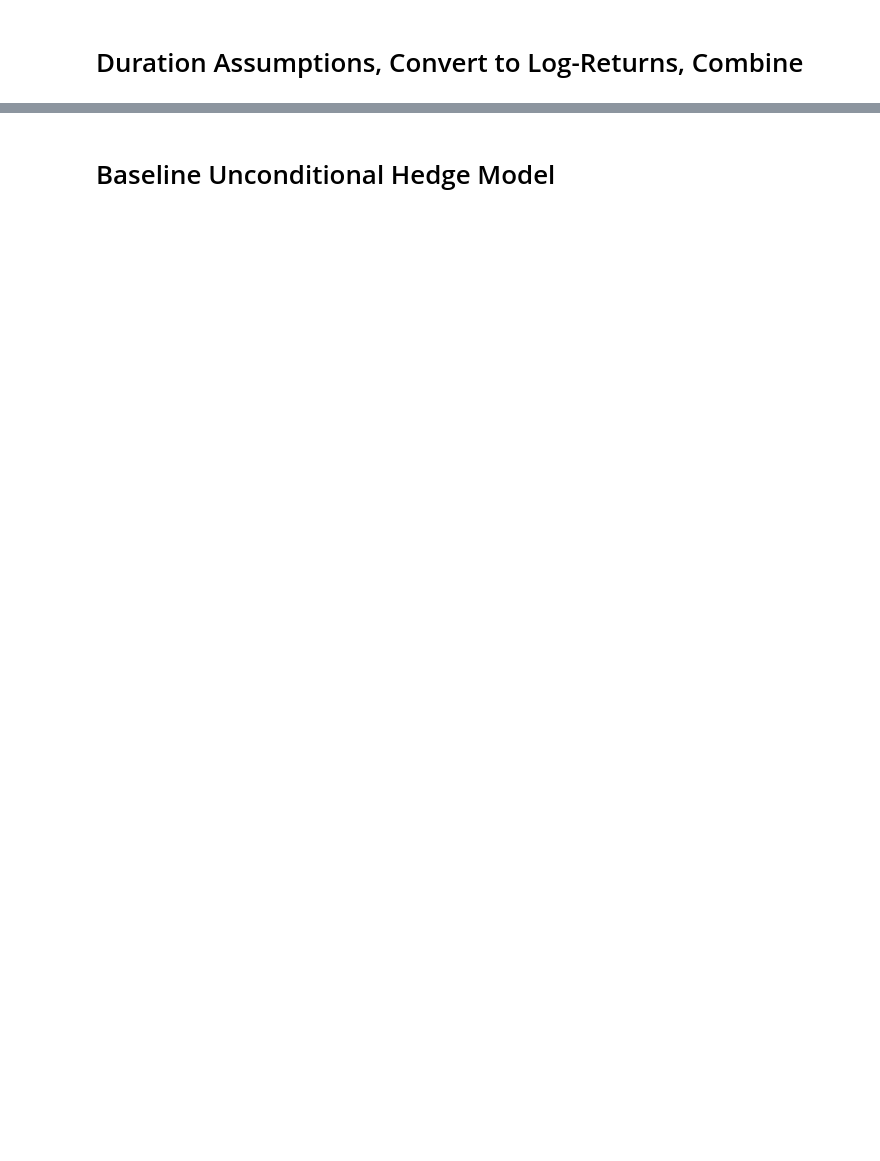
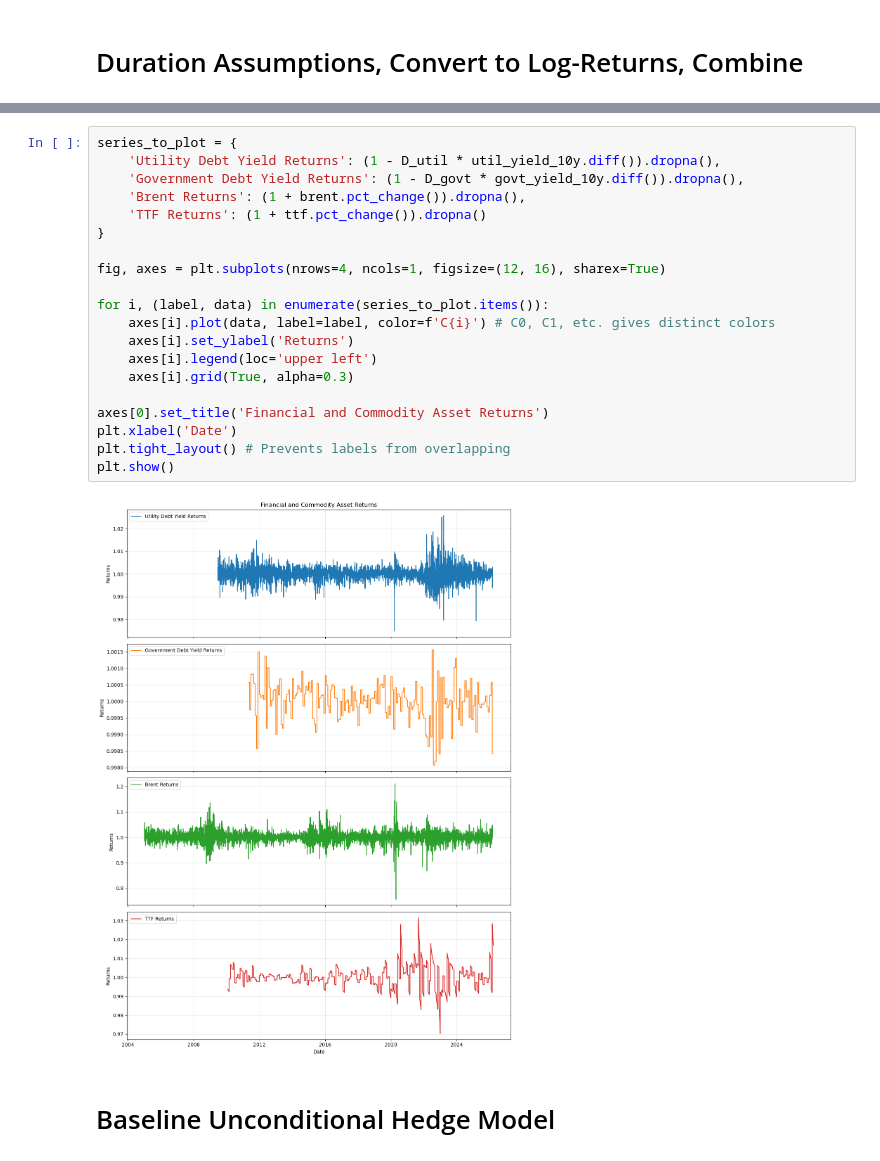
Before and after one commit to 1bykov/Thesis, a Jupyter notebook: code/BRENT_TTF_regression.ipynb, the cells around one changed output, grey strips where cells are left out. Saved outputs shown, nothing was run; the diff lists cells and outputs as text; blank space fills up the shorter version.

```diff
--- a/code/BRENT_TTF_regression.ipynb
+++ b/code/BRENT_TTF_regression.ipynb
@@ -118,3 +97,25 @@ print(df.head())
+# %%
+series_to_plot = {
+    'Utility Debt Yield Returns': (1 - D_util * util_yield_10y.diff()).dropna(),
+    'Government Debt Yield Returns': (1 - D_govt * govt_yield_10y.diff()).dropna(),
+    'Brent Returns': (1 + brent.pct_change()).dropna(),
+    'TTF Returns': (1 + ttf.pct_change()).dropna()
+}
+
+fig, axes = plt.subplots(nrows=4, ncols=1, figsize=(12, 16), sharex=True)
+
+for i, (label, data) in enumerate(series_to_plot.items()):
+    axes[i].plot(data, label=label, color=f'C{i}') # C0, C1, etc. gives distinct colors
+    axes[i].set_ylabel('Returns')
+    axes[i].legend(loc='upper left')
+    axes[i].grid(True, alpha=0.3)
+
+axes[0].set_title('Financial and Commodity Asset Returns')
+plt.xlabel('Date')
+plt.tight_layout() # Prevents labels from overlapping
+plt.show()
+# %% [output]
+[figure, added]
 # %% [markdown]
 # Baseline Unconditional Hedge Model
 # %%
```
Also changed, not shown: parts of 13 cells of this notebook.
